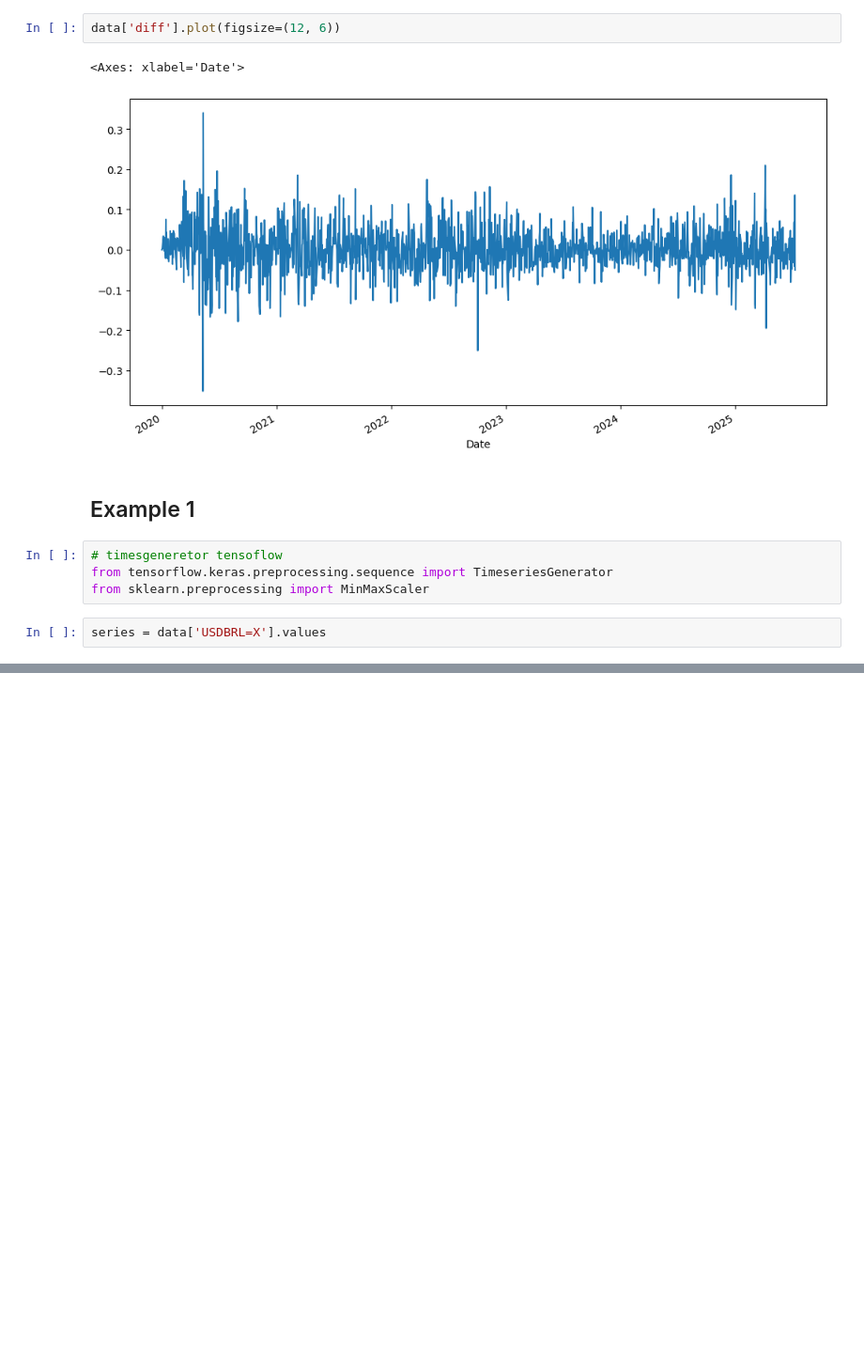
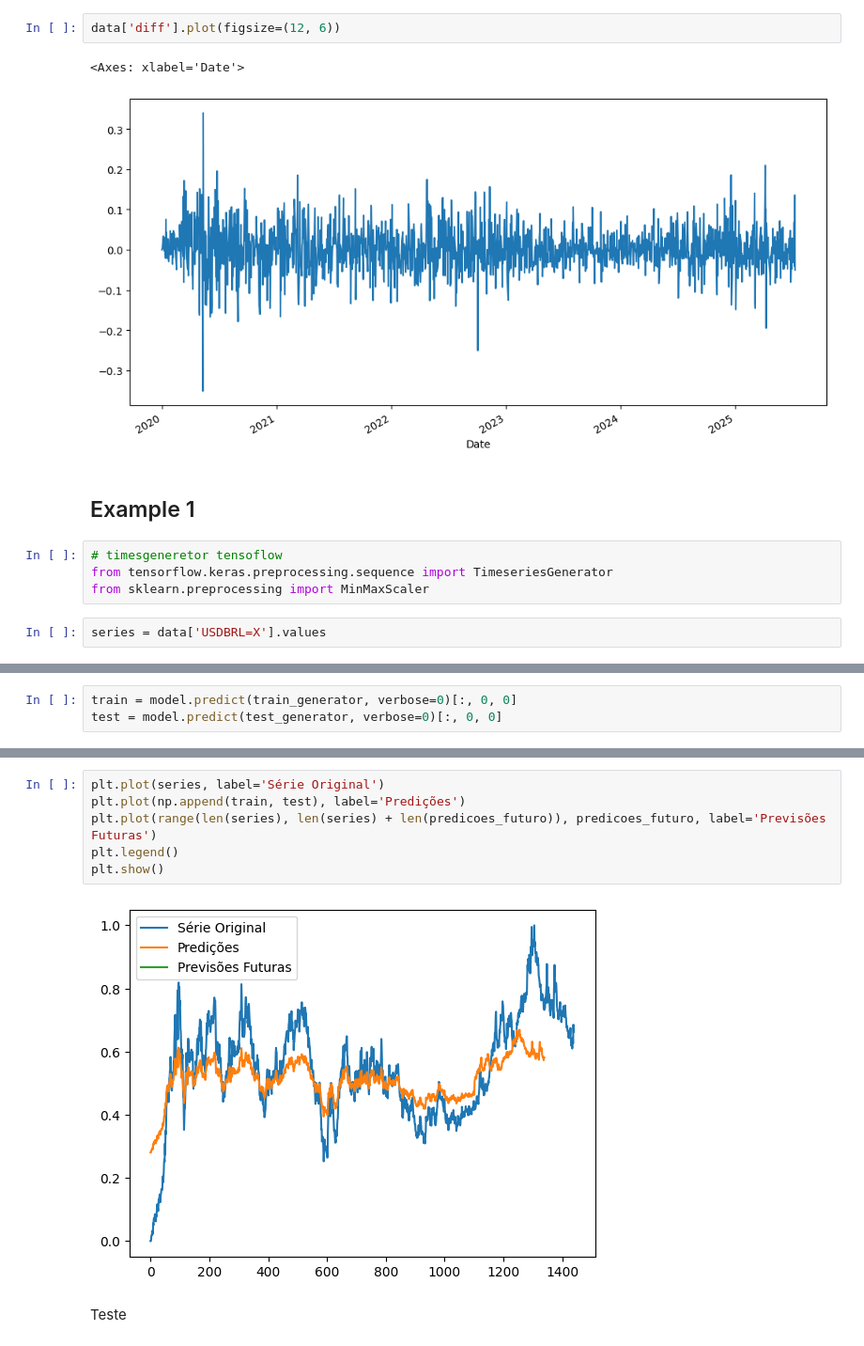
Before and after one commit to kaladabrio2020/livro-aprendizado-de-maquina-sklearn-keras-tf, a Jupyter notebook: Parte II-Redes Neurais e Aprendizado Profundo/Capítulo 15 - Series Temporais/exemplos.ipynb, the cells around one changed output, grey strips where cells are left out. Shown at 94% size. Saved outputs shown, nothing was run; the diff lists cells and outputs as text; blank space fills up the shorter version.

```diff
--- a/Parte II-Redes Neurais e Aprendizado Profundo/Capítulo 15 - Series Temporais/exemplos.ipynb
+++ b/Parte II-Redes Neurais e Aprendizado Profundo/Capítulo 15 - Series Temporais/exemplos.ipynb
@@ -172,0 +187,3 @@ plt.show()
+# %%
+train = model.predict(train_generator, verbose=0)[:, 0, 0]
+test = model.predict(test_generator, verbose=0)[:, 0, 0]
@@ -172,0 +194,10 @@ plt.show()
+# %%
+plt.plot(series, label='Série Original')
+plt.plot(np.append(train, test), label='Predições')
+plt.plot(range(len(series), len(series) + len(predicoes_futuro)), predicoes_futuro, label='Previsões Futuras')
+plt.legend()
+plt.show()
+# %% [output]
+[figure, added]
+# %% [markdown]
+Teste
```
Also changed, not shown: parts of 17 cells of this notebook.
